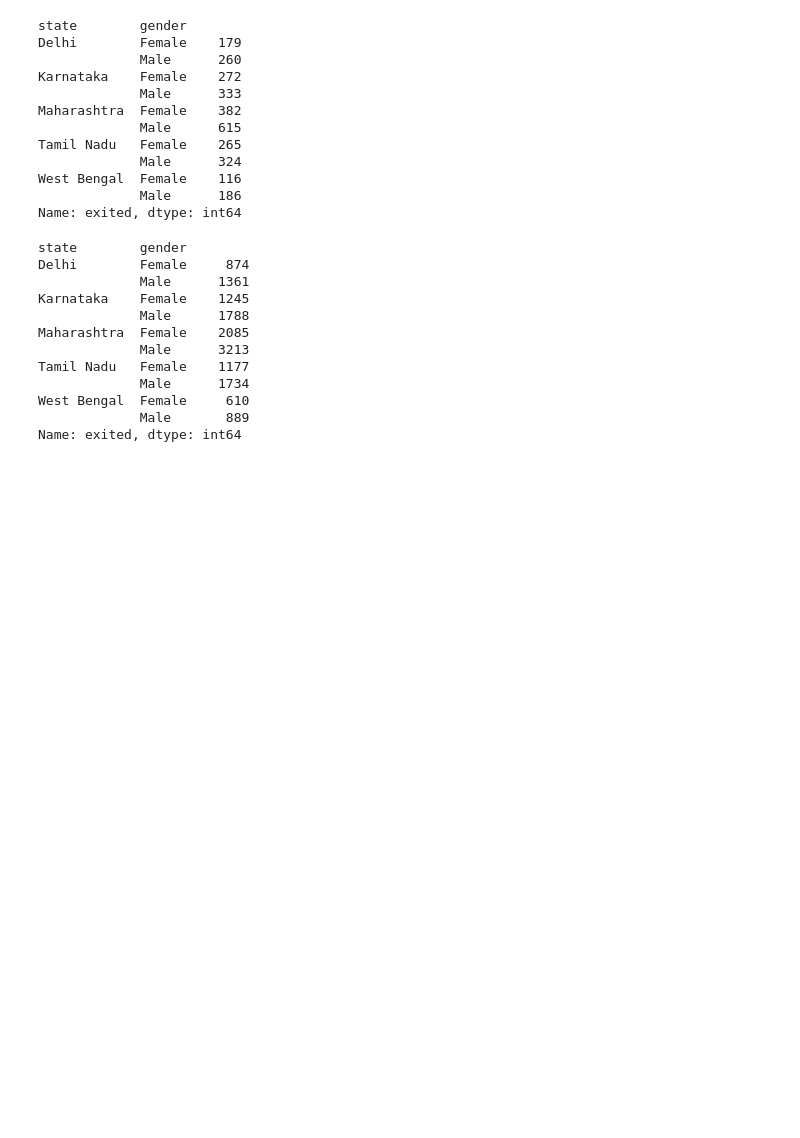
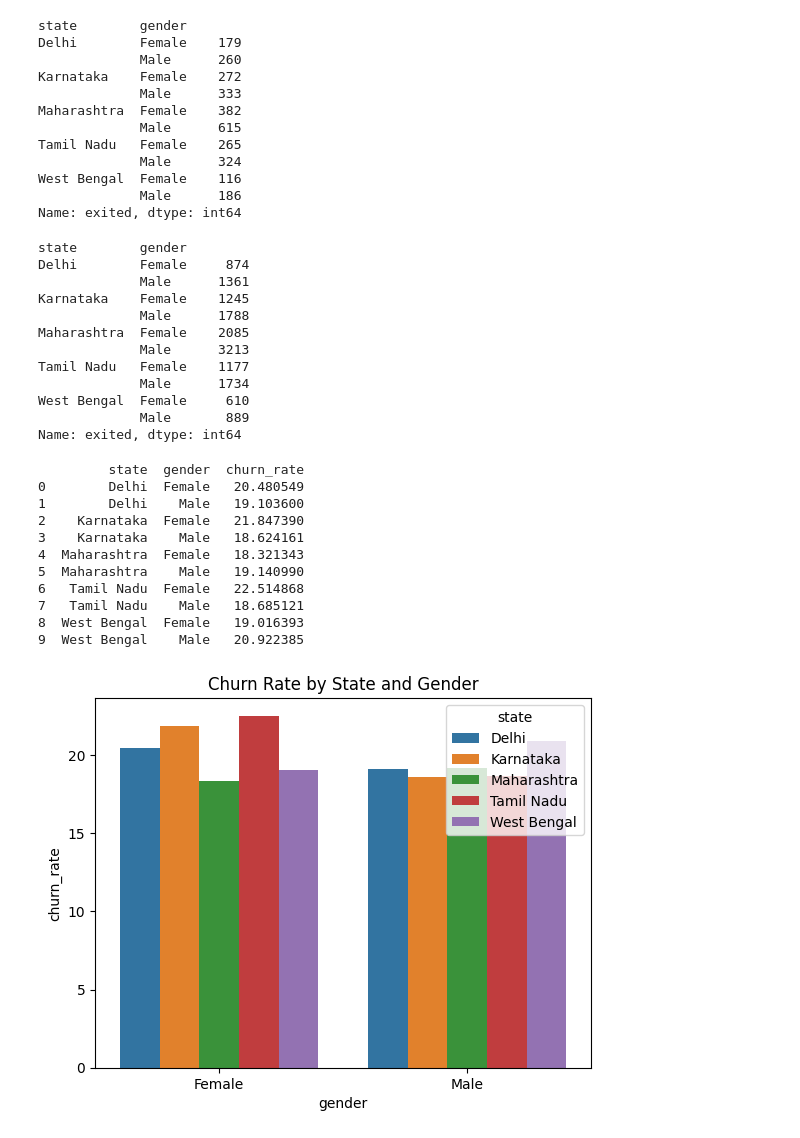
Before and after one commit to Subodhoraw/data-cleanning-, a Jupyter notebook: bank data attrition cleaning.ipynb, the cells around one changed output. Cells and saved outputs as stored; diff of their text form; code cells hidden in the pictures; blank space fills up the shorter version.

```diff
--- a/bank data attrition cleaning.ipynb
+++ b/bank data attrition cleaning.ipynb
@@ -913,24 +913,25 @@ West Bengal  Female     610
              Male       889
 Name: exited, dtype: int64
 # %%
-churn_percent = df
+churn_percent = ((df4/df5)*100).reset_index(name='churn_rate')
+print(churn_percent)
 # Churn rate by state and gender
-churn_rate = (
-    df.groupby(['state', 'gender'])['exited']
-      .mean()
-      .mul(100)
-      .reset_index(name='churn_rate')
-)
-
-plt.bar(
-    churn_rate['state'] + ' - ' + churn_rate['gender'],
-    churn_rate['churn_rate'],
-    color=['#4C72B0', '#55A868', '#C44E52', '#8172B3', '#CCB974', '#64B5CD', '#8C8C8C', '#E69F00', '#FF9DA7', '#B3DE69']
-)
-
+sns.barplot(data = churn_percent,
+            x='gender',
+            y='churn_rate',
+            hue='state')
 plt.title("Churn Rate by State and Gender")
-plt.xlabel("State and Gender")
-plt.ylabel("Churn Rate (%)")
-plt.xticks(rotation=45, ha='right')
-plt.tight_layout()
 plt.show()
+# %% [output]
+         state  gender  churn_rate
+0        Delhi  Female   20.480549
+1        Delhi    Male   19.103600
+2    Karnataka  Female   21.847390
+3    Karnataka    Male   18.624161
+4  Maharashtra  Female   18.321343
+5  Maharashtra    Male   19.140990
+6   Tamil Nadu  Female   22.514868
+7   Tamil Nadu    Male   18.685121
+8  West Bengal  Female   19.016393
+9  West Bengal    Male   20.922385
+[figure, added]
```
Also changed, not shown: parts of 21 cells of this notebook.
